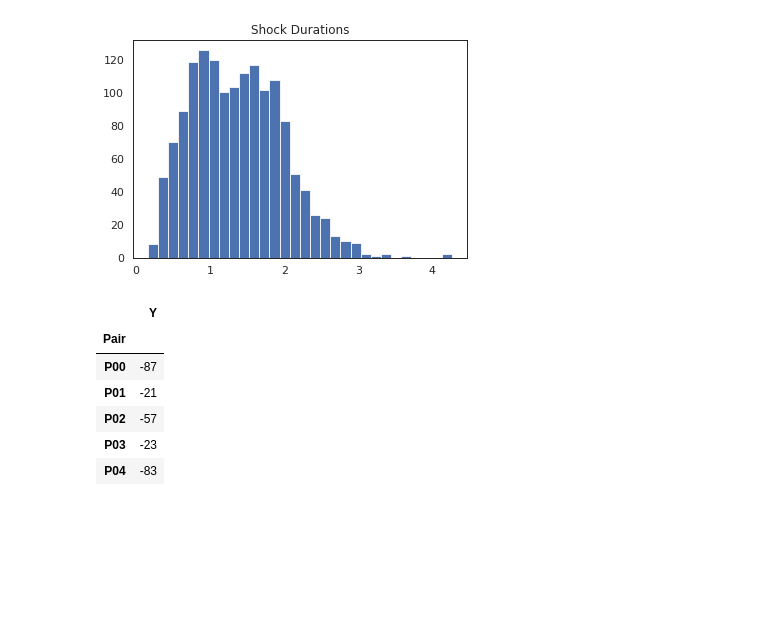
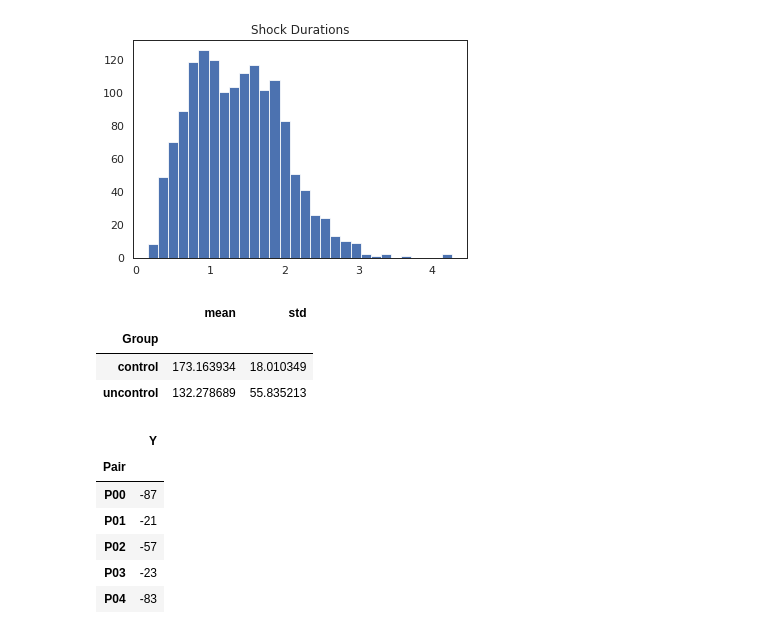
Before and after one commit to chirag90in/eCON_old, a Jupyter notebook: eCON/00-behavioral_data_analysis/00-button-press-analysis.ipynb, the cells around one changed output. Cells and saved outputs as stored; diff of their text form; code cells hidden in the pictures; blank space fills up the shorter version.

```diff
--- a/eCON/00-behavioral_data_analysis/00-button-press-analysis.ipynb
+++ b/eCON/00-behavioral_data_analysis/00-button-press-analysis.ipynb
@@ -90,6 +90,13 @@ Text(0.5, 1.0, 'Shock Durations')
 summed_df = df.groupby(['Pair','Group','Subject'])['buttPress'].sum().reset_index()
 # %%
 summed_df.set_index('Pair',inplace=True)
+# %%
+summed_df.groupby('Group')['buttPress'].agg(['mean','std'])
+# %% [output]
+|  | mean | std |
+| Group |  |  |
+| control | 173.163934 | 18.010349 |
+| uncontrol | 132.278689 | 55.835213 |
 # %%
 diff_df = summed_df[summed_df.Group == 'uncontrol']['buttPress'].subtract(summed_df[summed_df.Group == 'control']['buttPress']).to_frame('Y')
 diff_df.head()
```
Also changed, not shown: 10 other files.
